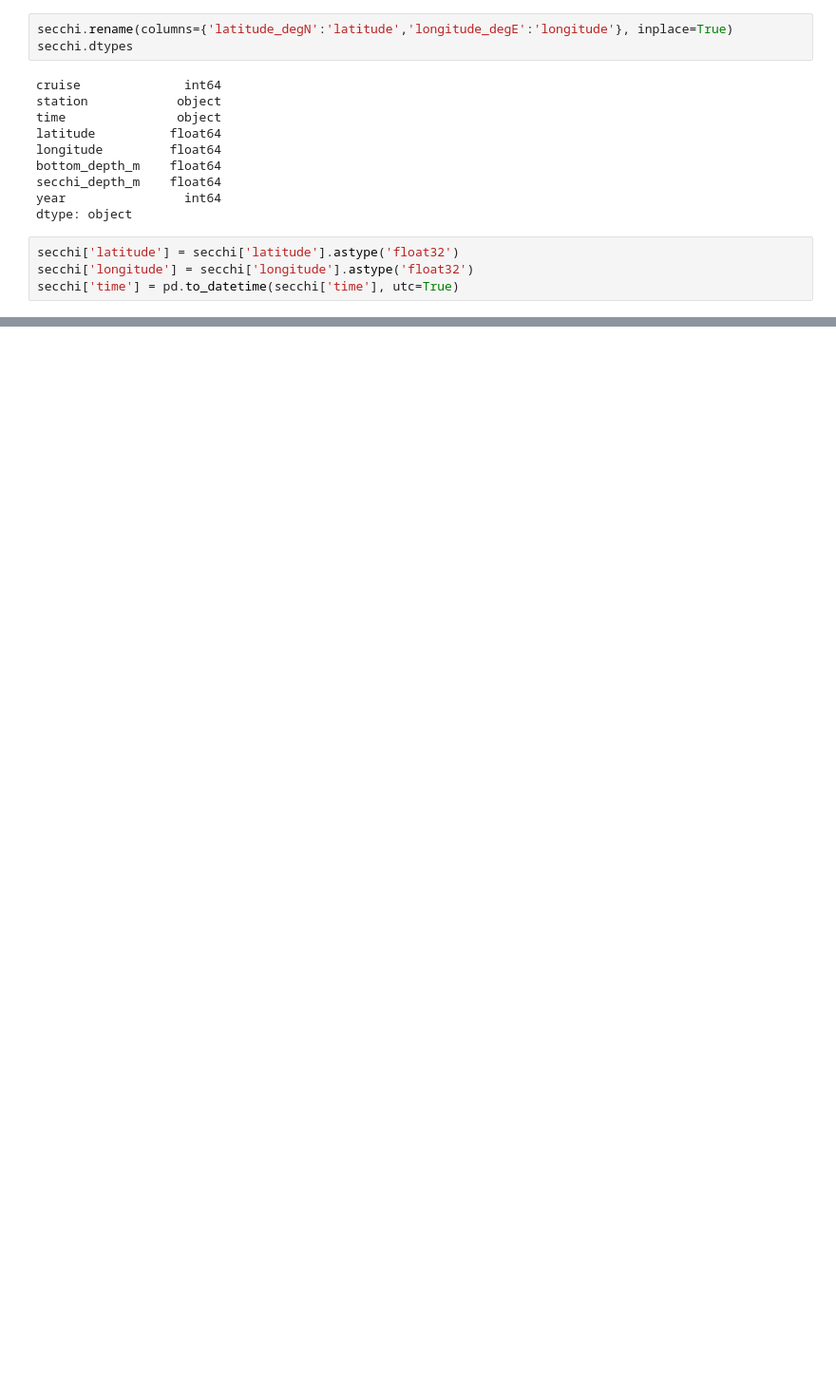
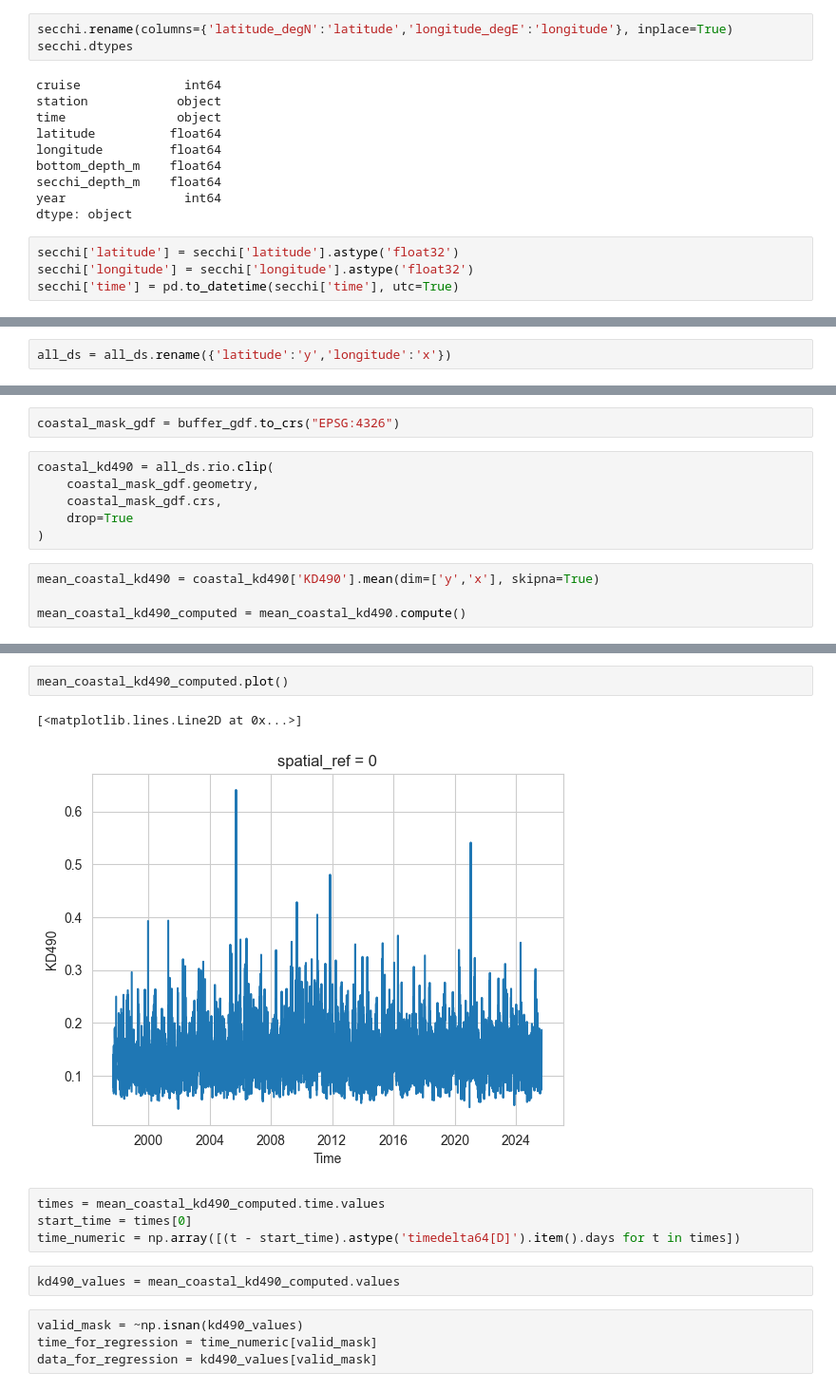
Before and after one commit to hannah-doran/ISOLUME_Doran, a Jupyter notebook: Analysis.ipynb, the cells around one changed output, grey strips where cells are left out. Shown at 95% size. Saved outputs shown, nothing was run; the diff lists cells and outputs as text; blank space fills up the shorter version.

```diff
--- a/Analysis.ipynb
+++ b/Analysis.ipynb
@@ -920,0 +987,2 @@ plt.show()
+# %%
+all_ds = all_ds.rename({'latitude':'y','longitude':'x'})
@@ -920,0 +991,12 @@ plt.show()
+# %%
+coastal_mask_gdf = buffer_gdf.to_crs("EPSG:4326")
+# %%
+coastal_kd490 = all_ds.rio.clip(
+    coastal_mask_gdf.geometry,
+    coastal_mask_gdf.crs,
+    drop=True
+)
+# %%
+mean_coastal_kd490 = coastal_kd490['KD490'].mean(dim=['y','x'], skipna=True)
+
+mean_coastal_kd490_computed = mean_coastal_kd490.compute()
@@ -920,0 +1012,15 @@ plt.show()
+# %%
+mean_coastal_kd490_computed.plot()
+# %% [output]
+[<matplotlib.lines.Line2D at 0x...>]
+[figure, added]
+# %%
+times = mean_coastal_kd490_computed.time.values
+start_time = times[0]
+time_numeric = np.array([(t - start_time).astype('timedelta64[D]').item().days for t in times])
+# %%
+kd490_values = mean_coastal_kd490_computed.values
+# %%
+valid_mask = ~np.isnan(kd490_values)
+time_for_regression = time_numeric[valid_mask]
+data_for_regression = kd490_values[valid_mask]
```
Also changed, not shown: parts of 57 cells of this notebook, 6 other files.
